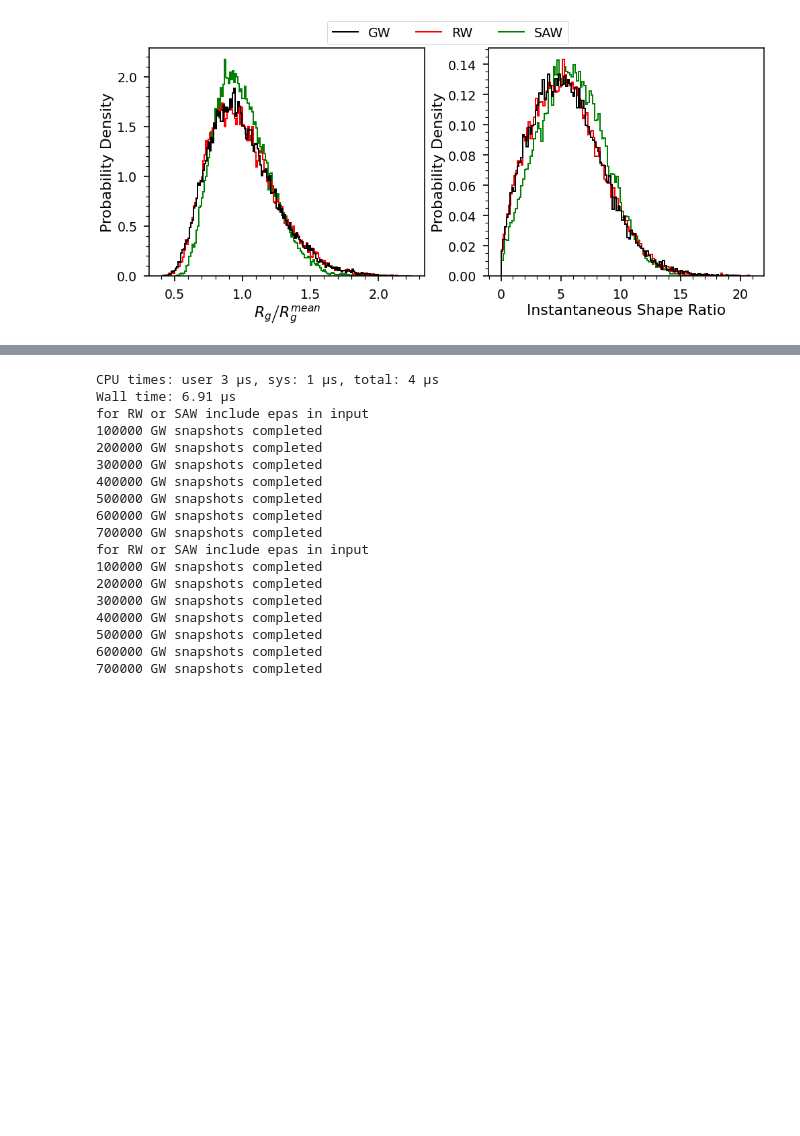
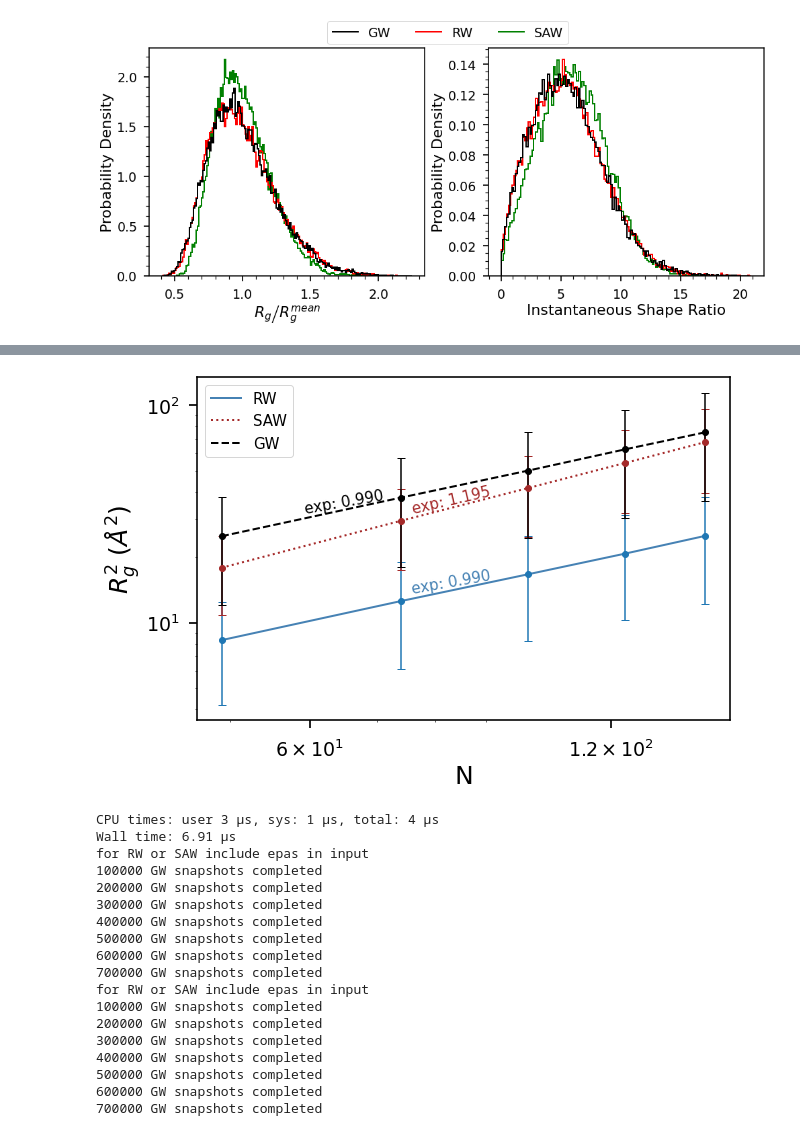
Before and after one commit to hshadman/disordered_protein_polymer_chain_theory, a Jupyter notebook: summary_SAW_RW/summary_SAW_RW_v2.ipynb, the cells around one changed output, grey strips where cells are left out. Saved outputs shown, nothing was run; the diff lists cells and outputs as text; code cells hidden in the pictures; blank space fills up the shorter version.

Commit message:
figures_codes_GW_proteins

```diff
--- a/summary_SAW_RW/summary_SAW_RW_v2.ipynb
+++ b/summary_SAW_RW/summary_SAW_RW_v2.ipynb
@@ -2643,3 +3130,70 @@ del SAW_testeq, RW_testeq, GW_testeq
+# %%
+#use i because there are i bonds
+fig,ax = plt.subplots(figsize=(9,6))
+chain_length_skip=25
+every_ith_frame=1
+epas_value=0
+x=np.array([i-1 for i in RW_equil_chain_rg_ree.chain_length.unique() if i!=chain_length_skip])
+y=np.array([(RW_equil_chain_rg_ree[(RW_equil_chain_rg_ree.chain_length==i) & (RW_equil_chain_rg_ree.epas==epas_value)].iloc[::every_ith_frame,:].Rg2.values.mean()) for i in RW_equil_chain_rg_ree.chain_length.unique() if i!=chain_length_skip])
+yerr=np.array([(RW_equil_chain_rg_ree[(RW_equil_chain_rg_ree.chain_length==i) & (RW_equil_chain_rg_ree.epas==epas_value)].iloc[::every_ith_frame,:].Rg2.values.std()) for i in RW_equil_chain_rg_ree.chain_length.unique() if i!=chain_length_skip])
+a,b = np.polyfit(np.log(x), np.log(y), 1)
+ax.errorbar(x,y,yerr=yerr,capsize=4,fmt='o')
+
+ax.loglog(x,y,color='steelblue', linestyle='solid', linewidth=2,label='RW')
+ax.text(0.4,0.37,'exp:'+' {:.3f}'.format(a),
+        transform=ax.transAxes,
+        fontsize=15,color='steelblue',rotation=10)
+
+
+
+x=np.array([i-1 for i in SAW_equil_chain_rg_ree.chain_length.unique() if i!=chain_length_skip])
+y=np.array([(SAW_equil_chain_rg_ree[(SAW_equil_chain_rg_ree.chain_length==i) & (SAW_equil_chain_rg_ree.epas==epas_value)].iloc[::every_ith_frame,:].Rg2.values.mean()) for i in SAW_equil_chain_rg_ree.chain_length.unique() if i!=chain_length_skip])
+yerr=np.array([(SAW_equil_chain_rg_ree[(SAW_equil_chain_rg_ree.chain_length==i) & (SAW_equil_chain_rg_ree.epas==epas_value)].iloc[::every_ith_frame,:].Rg2.values.std()) for i in SAW_equil_chain_rg_ree.chain_length.unique() if i!=chain_length_skip])
+a,b = np.polyfit(np.log(x), np.log(y), 1)
+b = np.polyfit(x, np.log(y), 1)
+ax.errorbar(x,y,yerr=yerr,capsize=4,fmt='o',color='brown')
+
+ax.loglog(x,y,color='brown', linestyle='dotted', linewidth=2,label='SAW')
+ax.text(0.4,0.605,'exp:'+' {:.3f}'.format(a),
+        transform=ax.transAxes,
+        fontsize=15,color='brown',rotation=13)
+
+
+
+x=np.array([i-1 for i in GW_equil_chain_rg_ree.chain_length.unique() if i!=chain_length_skip])
+y=np.array([(GW_equil_chain_rg_ree[(GW_equil_chain_rg_ree.chain_length==i) ].iloc[::every_ith_frame,:].Rg2.values.mean()) for i in GW_equil_chain_rg_ree.chain_length.unique() if i!=chain_length_skip])
+yerr=np.array([(GW_equil_chain_rg_ree[(GW_equil_chain_rg_ree.chain_length==i) ].iloc[::every_ith_frame,:].Rg2.values.std()) for i in GW_equil_chain_rg_ree.chain_length.unique() if i!=chain_length_skip])
+a,b = np.polyfit(np.log(x), np.log(y), 1)
+b = np.polyfit(x, np.log(y), 1)
+ax.errorbar(x,y,yerr=yerr,capsize=4,fmt='o',color='black')
+#ax.plot(x, a*x+b, color='black', linestyle='--', linewidth=2,label='GW')
+ax.loglog(x,y,color='black', linestyle='dashed', linewidth=2,label='GW')
+ax.text(0.2,0.605,'exp:'+' {:.3f}'.format(a),
+        transform=ax.transAxes,
+        fontsize=15,color='black',rotation=10)
+
+ax.xaxis.set_major_locator(MaxNLocator(1))
+
+
+
+plt.setp(ax.get_yticklabels(), fontsize=19)
+plt.setp(ax.get_xticklabels(), fontsize=19)
+ax.set_xlabel('N',fontsize=25)
+ax.set_ylabel(r'$R_{g}^2$'+' ('+ r'$\AA^2$'+')',fontsize=25)
+
+for i in ['top', 'left', 'right', 'bottom']:
+    ax.spines[i].set_linewidth(1.6)
+
+ax.minorticks_on()
+ax.tick_params(axis='both', which='major', labelsize=19, width = 1.7, size = 8,pad=10)
+#ax.tick_params(axis='both', which='minor', width = 1.2, size = 5)
+
+
+ax.legend(fontsize=15)
+plt.tight_layout()
+plt.savefig('figures/exponents_RW_SAW_GW.png',dpi=1000,bbox_inches='tight')
+# %% [output]
+[figure, added]
 # %%
 x_variable=r'$R_g\left/R_g^{mean}\right.$'
 y_variable="Instantaneous Shape Ratio"
```
Also changed, not shown: parts of 12 cells of this notebook, 5 other files.
